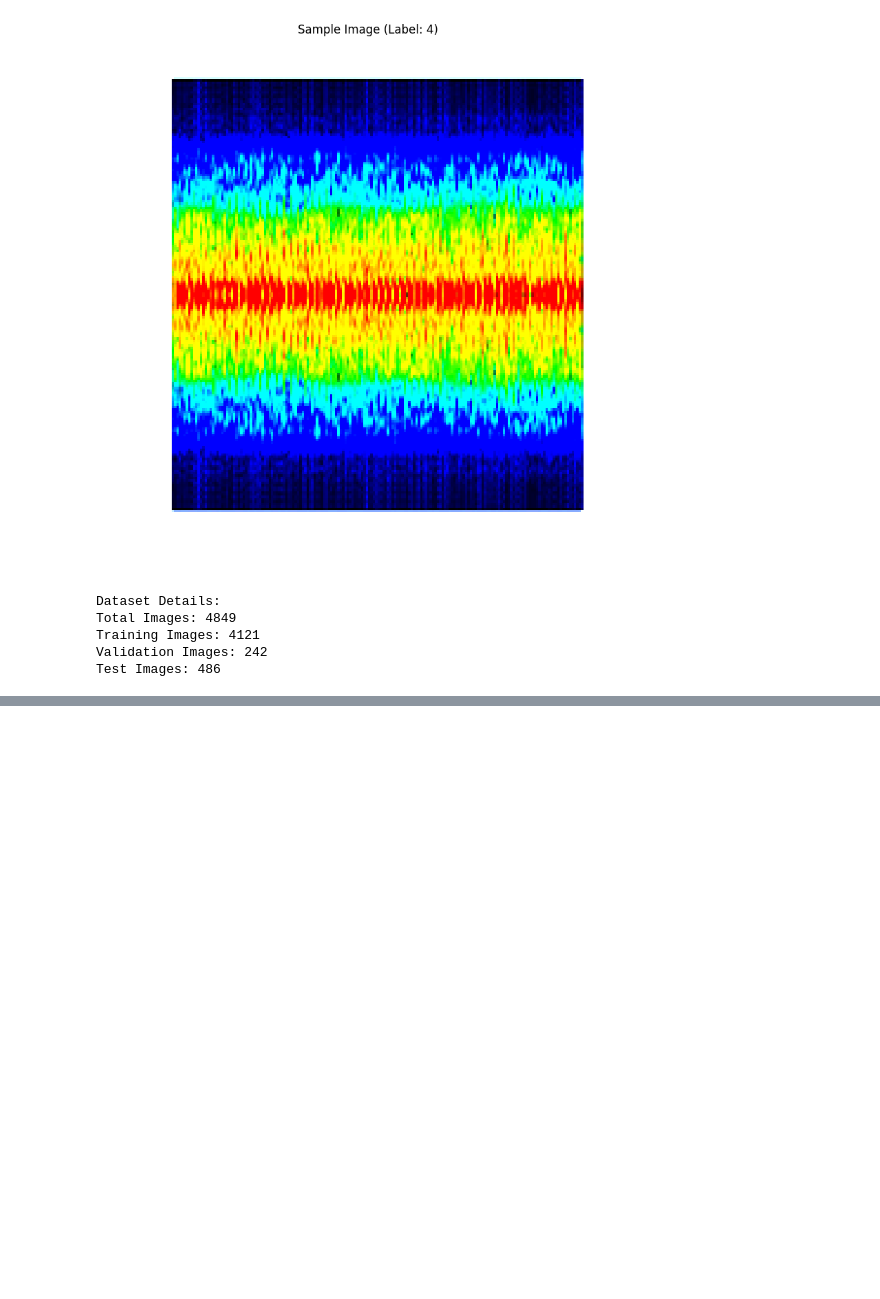
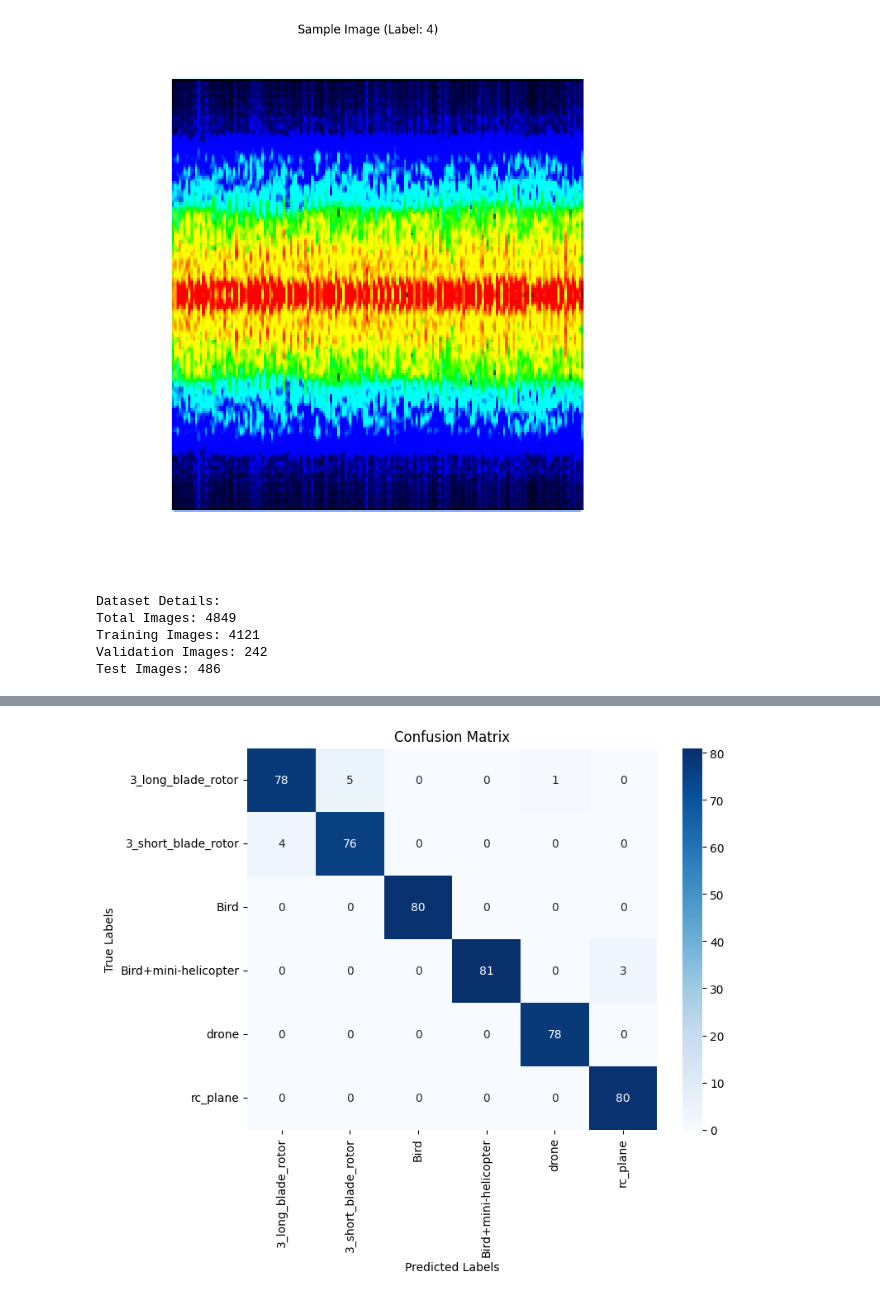
Before and after one commit to Incharajayaram/Micro-Classify, a Jupyter notebook: ml_model/notebooks/notebook[4].ipynb, the cells around one changed output, grey strips where cells are left out. Cells and saved outputs as stored; diff of their text form; code cells hidden in the pictures; blank space fills up the shorter version.

Commit message:
Added custom cnn with attention

```diff
--- a/ml_model/notebooks/notebook[4].ipynb
+++ b/ml_model/notebooks/notebook[4].ipynb
@@ -500,18 +500,7 @@ def train_model(model, train_loader, val_loader, criterion, optimizer, scheduler
         # Save the best model
         if epoch_val_acc > best_acc:
             best_acc = epoch_val_acc
-            torch.save(model.state_dict(), "customcnnwithAttention.pth")
+            torch.save(model, "customcnnwithAttention_full.pth")
+
 
     print(f"Training complete. Best Validation Acc: {best_acc:.4f}")
-
-# Example Usage
-if __name__ == "__main__":
-    # Assuming train_loader and val_loader are defined
-    model_deepercnn = CustomCNNWithAttention(num_classes=6)
-    criterion = nn.CrossEntropyLoss()
-
-    optimizer_deepercnn = optim.Adam(model_deepercnn.parameters(), lr=0.001)
-    scheduler_deepercnn = lr_scheduler.StepLR(optimizer_deepercnn, step_size=7, gamma=0.1)
-
-    # Train the model
-    train_model(model_deepercnn, train_loader, val_loader, criterion, optimizer_deepercnn, scheduler_deepercnn, num_epochs=20)
@@ -1009,0 +1340,83 @@ Classification Report:
+# %%
+import torch
+from tqdm import tqdm
+from sklearn.metrics import confusion_matrix
+import seaborn as sns
+import matplotlib.pyplot as plt
+
+def test_model(model, test_loader, criterion, device="cuda" if torch.cuda.is_available() else "cpu"):
+    """
+    Test the trained model on the test dataset.
+
+    Args:
+        model (nn.Module): Trained PyTorch model.
+        test_loader (DataLoader): DataLoader for the test dataset.
+        criterion (nn.Module): Loss function.
+        device (str): Device to run the testing on (default: "cuda" if available).
+
+    Returns:
+        dict: Dictionary containing test loss, accuracy, confusion matrix, predictions, and labels.
+    """
+    model.eval()  # Set the model to evaluation mode
+    running_loss = 0.0
+    running_corrects = 0
+    total_samples = 0
+
+    all_preds = []
+    all_labels = []
+
+    with torch.no_grad():  # No gradient calculation for testing
+        for inputs, labels in tqdm(test_loader, desc="Testing"):
+            inputs = inputs.to(device)
+            labels = labels.to(device).long()
+
+            # Forward pass
+            outputs = model(inputs)
+            loss = criterion(outputs, labels)
+
+            # Collect test metrics
+            running_loss += loss.item() * inputs.size(0)
+            _, preds = torch.max(outputs, 1)
+            running_corrects += torch.sum(preds == labels)
+            total_samples += labels.size(0)
+
+            # Store predictions and labels for further analysis if needed
+            all_preds.extend(preds.cpu().numpy())
+            all_labels.extend(labels.cpu().numpy())
+
+    # Calculate overall loss and accuracy
+    test_loss = running_loss / total_samples
+    test_accuracy = running_corrects.double() / total_samples
+
+    print(f"Test Loss: {test_loss:.4f}")
+    print(f"Test Accuracy: {test_accuracy:.4f}")
+
+    # Calculate confusion matrix
+    cm = confusion_matrix(all_labels, all_preds)
+
+    # Plot confusion matrix using Seaborn
+    plt.figure(figsize=(8, 6))
+    sns.heatmap(cm, annot=True, fmt='g', cmap='Blues', xticklabels=["3_long_blade_rotor", "3_short_blade_rotor", "Bird", "Bird+mini-helicopter", "drone", "rc_plane"], yticklabels=["3_long_blade_rotor", "3_short_blade_rotor", "Bird", "Bird+mini-helicopter", "drone", "rc_plane"])
+    plt.xlabel('Predicted Labels')
+    plt.ylabel('True Labels')
+    plt.title('Confusion Matrix')
+    plt.show()
+
+    return {
+        "test_loss": test_loss,
+        "test_accuracy": test_accuracy.item(),
+        "confusion_matrix": cm,
+        "all_preds": all_preds,
+        "all_labels": all_labels,
+    }
+
+# Example Usage
+criterion = nn.CrossEntropyLoss()  # Define the same criterion used during training
+device = "cuda" if torch.cuda.is_available() else "cpu"
+
+test_results = test_model(model, test_loader, criterion, device=device)
+
+# Optional: Print predictions and labels for a sanity check
+print("Sample Predictions:", test_results["all_preds"][:10])
+print("Sample Labels:", test_results["all_labels"][:10])
+# %% [output]
@@ -1009,0 +1425 @@ Classification Report:
+[figure, added]
```
Also changed, not shown: parts of 16 cells of this notebook.
